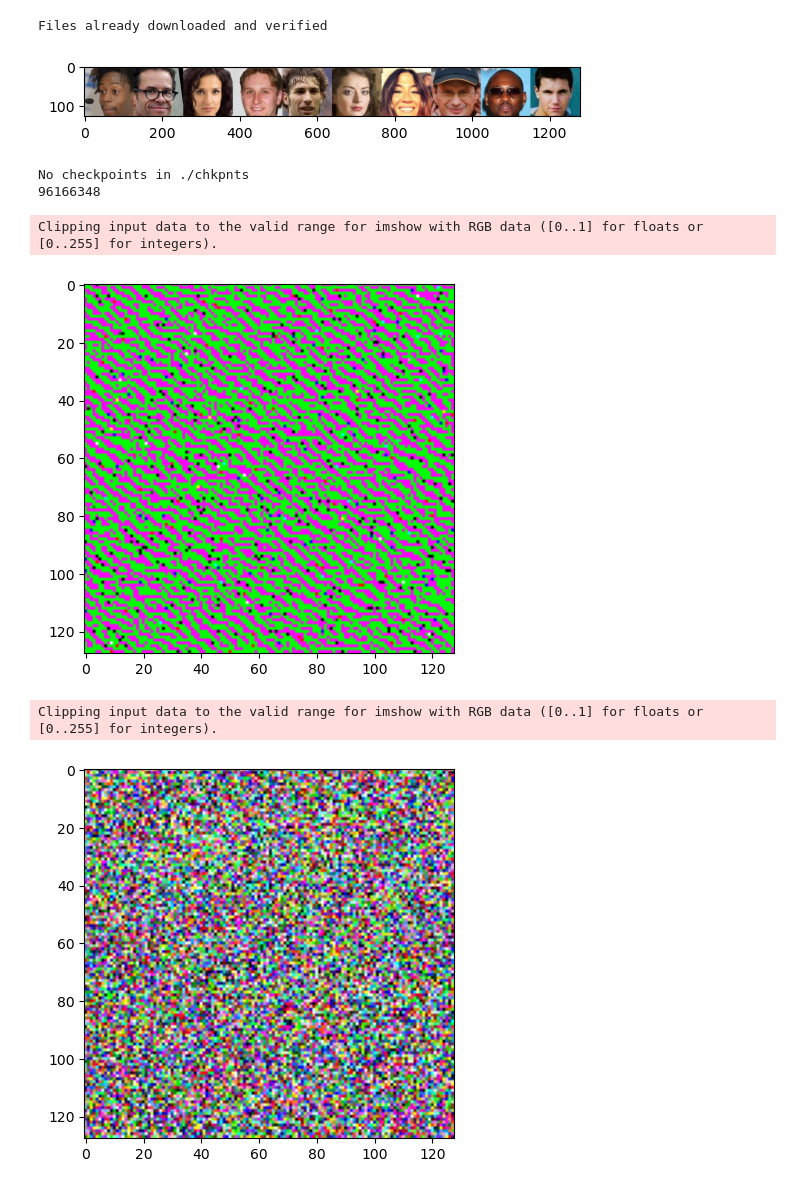
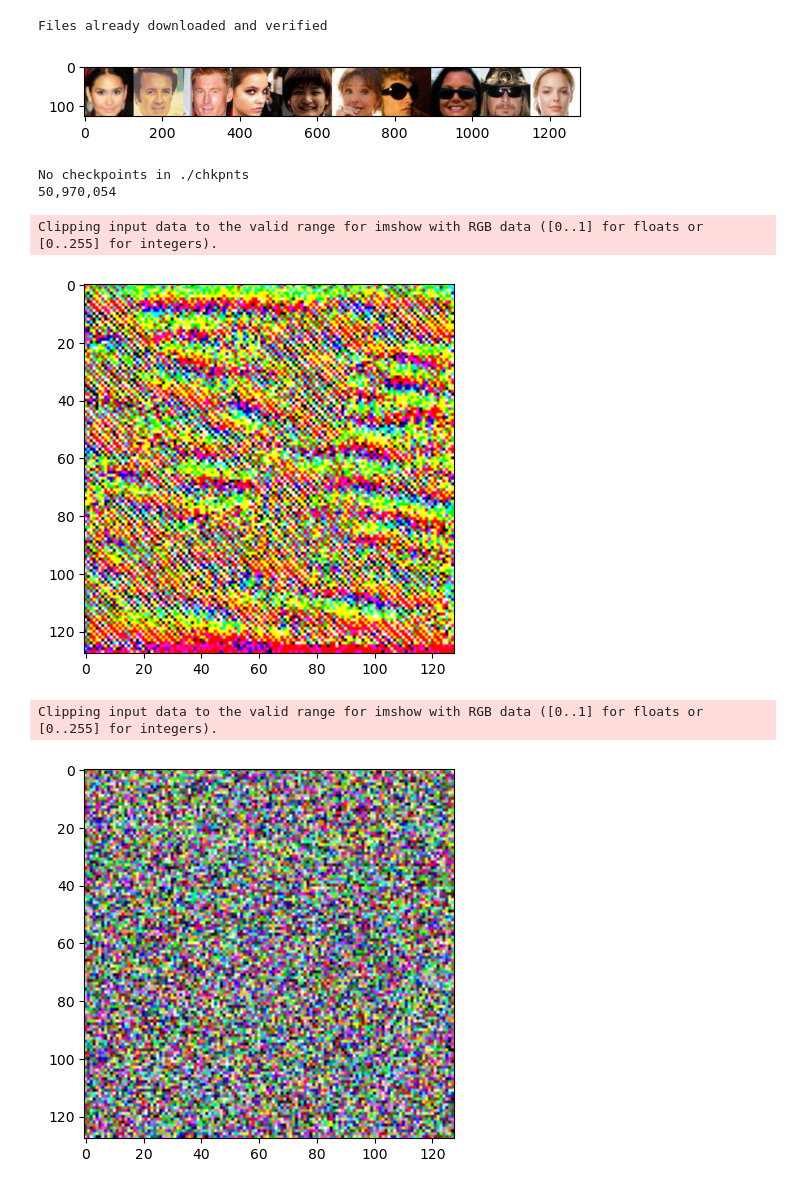
Before and after one commit to hipniusF/ml-problems, a Jupyter notebook: generative/diffusion/diffusion_model-celeba-generation.ipynb, the cells around one changed output. Drawn from its saved outputs; the diff is of its cells as text; code cells hidden in the pictures.

Commit message:
parametrize more the model

```diff
--- a/generative/diffusion/diffusion_model-celeba-generation.ipynb
+++ b/generative/diffusion/diffusion_model-celeba-generation.ipynb
@@ -30,23 +30,30 @@ def showimgs(imgs):
     imgs = imgs.movedim((0, 2, 3, 1), (0, 1, 2, 3))
     imgs = np.concatenate(imgs.detach().cpu().numpy().tolist(), axis=1)
     imgs = (imgs + 1)/2
+    np.clip(imgs, 0, 1)
     plt.imshow(imgs)
 
 
 #img, label = train_set[np.random.randint(0, len(train_set))]
 
-BS = 16
+BS = 32
 train_loader = DataLoader(train_set, batch_size=BS, shuffle=True)
 batch, _ = next(iter(train_loader))
 showimgs(batch[:10])
 # %% [output]
-[figure, old version]
+[figure, new version]
 # %%
 from model import DenoisingDiffusion
 import os
 
 def get_model():
-    model = DenoisingDiffusion(diffusion_steps=1000, dev=dev, train=True)
+    model = DenoisingDiffusion(
+        lr=2e-4,
+        channels=[32, 32, 64, 128, 256],
+        diffusion_steps=1000,
+        dropout_rate=0,
+        dev=dev
+    )
     try:
         chks = os.listdir('./chkpnts')
         ns = [int(chk.split('checkpnt_epoch-')[1].split('.pt')[0])
@@ -62,25 +69,21 @@ def get_model():
     return model
 
 model = get_model()
-print(sum([p.numel() for p in model.parameters()]))
-#282 771 404 -> [3, 128, 256, 512, 512]
-#185 600 972 -> [3, 128, 256, 256, 512]
-# 96 166 348 -> [3, 128, 256, 256, 256]
-#128 587 212 -> [3, 128, 256, 256, 256, 256]
+print(f'{sum([p.numel() for p in model.parameters()]):,}')
 # %% [output]
 No checkpoints in ./chkpnts
-96166348
+50,970,054
 # %%
 model.eval()
-img = model.backward_process(torch.randn((1, 3, 128, 128)).to(dev), ema=False).cpu()
+img = model.backward_process(torch.randn((1, 3, 128, 128)).to(dev), ema=True).cpu()
 showimgs(img)
 # %% [output]
 Clipping input data to the valid range for imshow with RGB data ([0..1] for floats or [0..255] for integers).
-[figure, old version]
+[figure, new version]
 # %%
 showimgs(torch.randn((1, 3, 128, 128)))
 # %% [output]
 Clipping input data to the valid range for imshow with RGB data ([0..1] for floats or [0..255] for integers).
-[figure, old version]
+[figure, new version]
 # %%
 model.train_loop(1000, train_loader)
```
Also changed, not shown: parts of 1 cell of this notebook, 2 other files.
